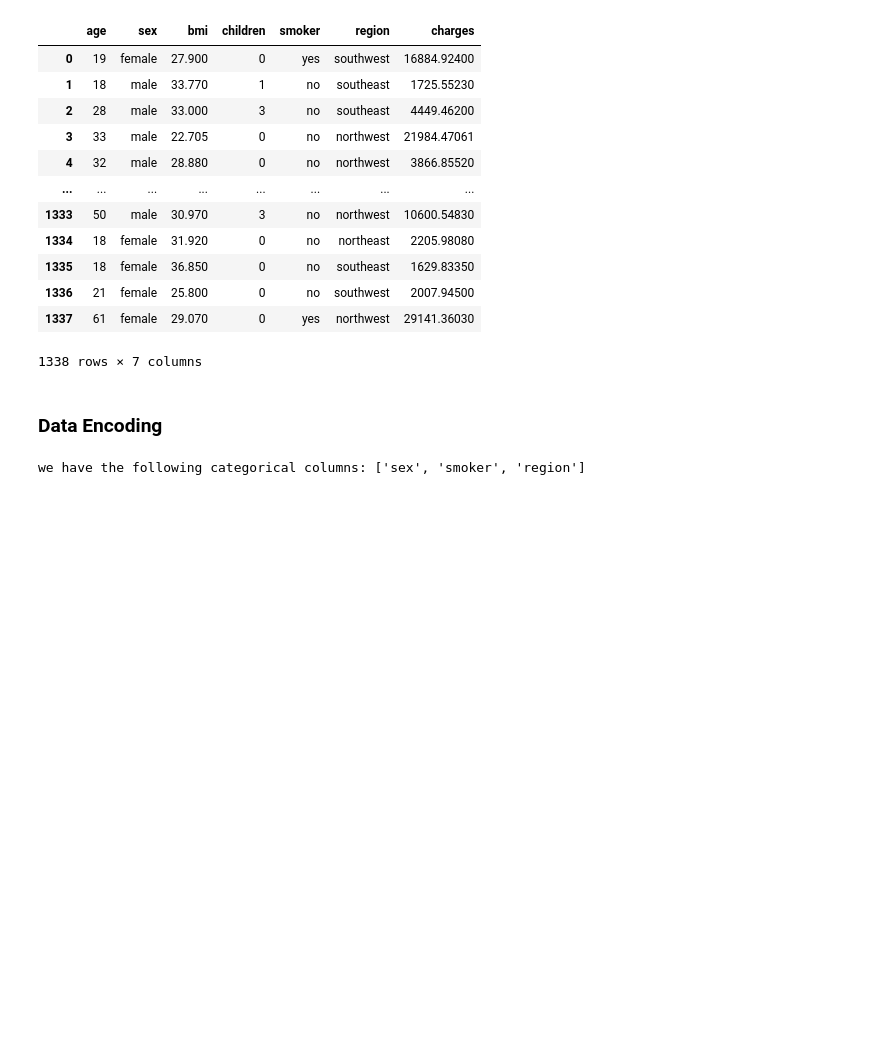
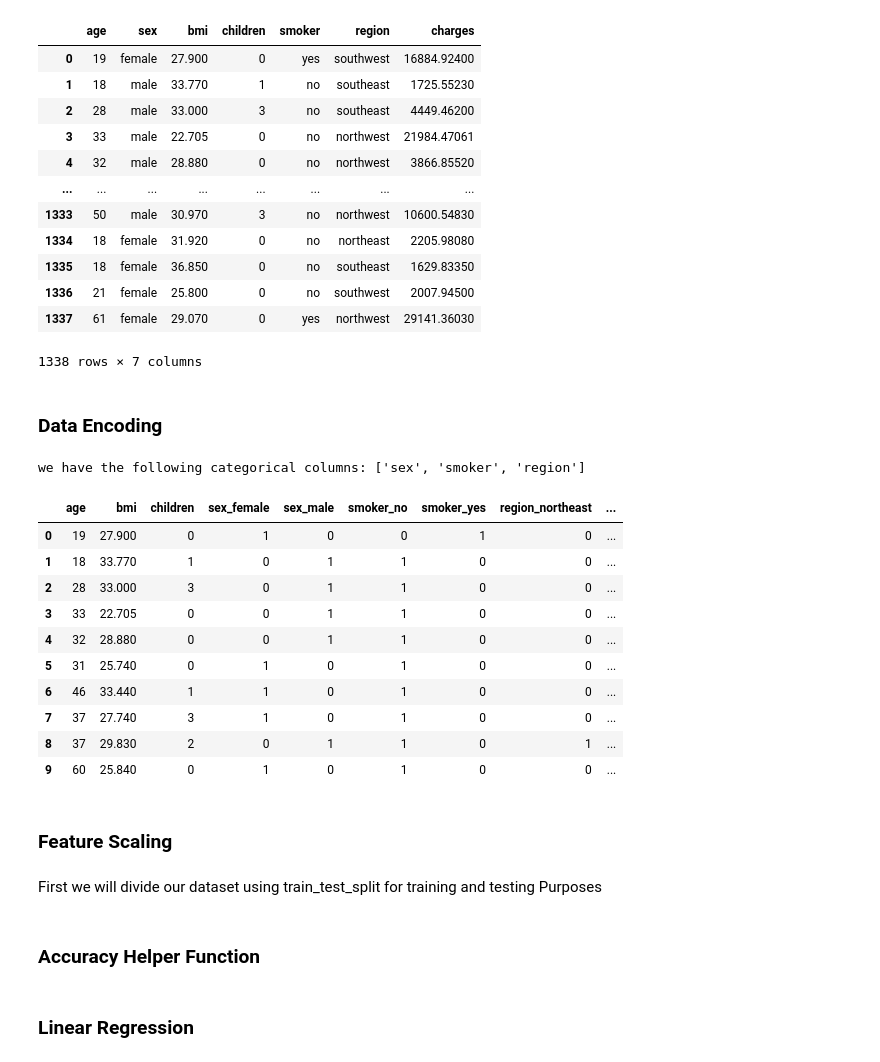
Before and after one commit to Parth442002/insurance_predictor, a Jupyter notebook: prototype1.ipynb, the cells around one changed output. Cells and saved outputs as stored; diff of their text form; code cells hidden in the pictures; blank space fills up the shorter version.

```diff
--- a/prototype1.ipynb
+++ b/prototype1.ipynb
@@ -83,3 +106,7 @@ cat_cols = [col for col in dataset.columns if col not in dataset.describe().colu
 print('we have the following categorical columns:',cat_cols)
 # %% [output]
 we have the following categorical columns: ['sex', 'smoker', 'region']
+# %%
+## pandas.dummies
+
+dataset_dummy=pd.get_dummies(dataset, prefix=None, prefix_sep='_', dummy_na=False, columns=None, sparse=False, drop_first=False, dtype=None)
@@ -85,0 +115,16 @@ we have the following categorical columns: ['sex', 'smoker', 'region']
+# %%
+dataset_dummy.drop('charges', inplace=True, axis=1)
+# %%
+dataset_dummy.head(10)
+# %% [output]
+|  | age | bmi | children | sex_female | sex_male | smoker_no | smoker_yes | region_northeast | ... |
+| 0 | 19 | 27.900 | 0 | 1 | 0 | 0 | 1 | 0 | ... |
+| 1 | 18 | 33.770 | 1 | 0 | 1 | 1 | 0 | 0 | ... |
+| 2 | 28 | 33.000 | 3 | 0 | 1 | 1 | 0 | 0 | ... |
+| 3 | 33 | 22.705 | 0 | 0 | 1 | 1 | 0 | 0 | ... |
+| 4 | 32 | 28.880 | 0 | 0 | 1 | 1 | 0 | 0 | ... |
+| 5 | 31 | 25.740 | 0 | 1 | 0 | 1 | 0 | 0 | ... |
+| 6 | 46 | 33.440 | 1 | 1 | 0 | 1 | 0 | 0 | ... |
+| 7 | 37 | 27.740 | 3 | 1 | 0 | 1 | 0 | 0 | ... |
+| 8 | 37 | 29.830 | 2 | 0 | 1 | 1 | 0 | 1 | ... |
+| 9 | 60 | 25.840 | 0 | 1 | 0 | 1 | 0 | 0 | ... |
@@ -85,0 +134,4 @@ we have the following categorical columns: ['sex', 'smoker', 'region']
+# %% [markdown]
+### Feature Scaling
+# %% [markdown]
+First we will divide our dataset using train_test_split for training and testing Purposes
@@ -85,0 +146,2 @@ we have the following categorical columns: ['sex', 'smoker', 'region']
+# %% [markdown]
+### Accuracy Helper Function
@@ -85,0 +170,2 @@ we have the following categorical columns: ['sex', 'smoker', 'region']
+# %% [markdown]
+### Linear Regression
```
Also changed, not shown: parts of 10 cells of this notebook, 1 other file.
